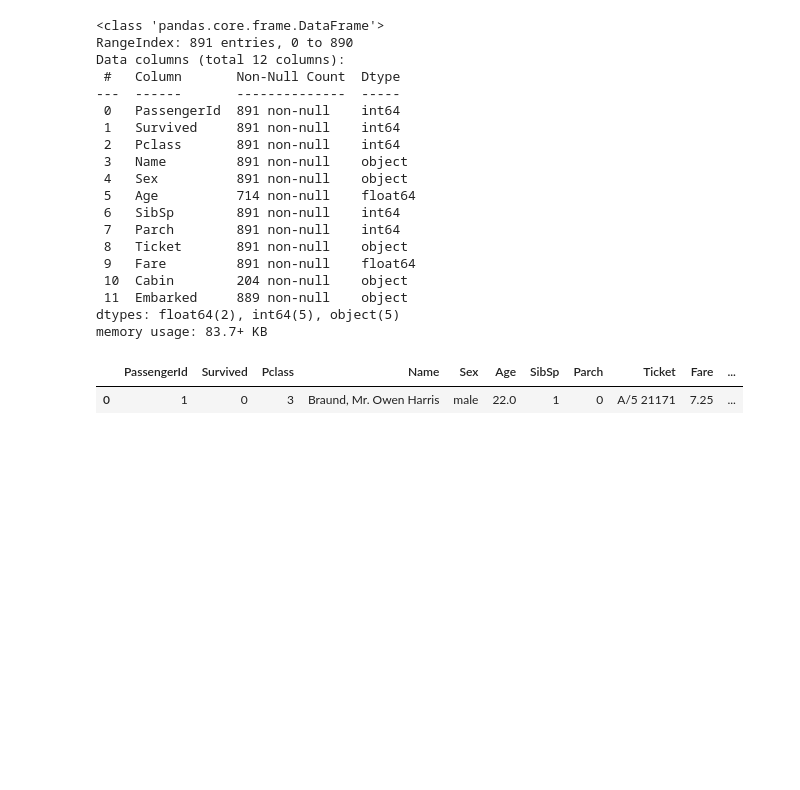
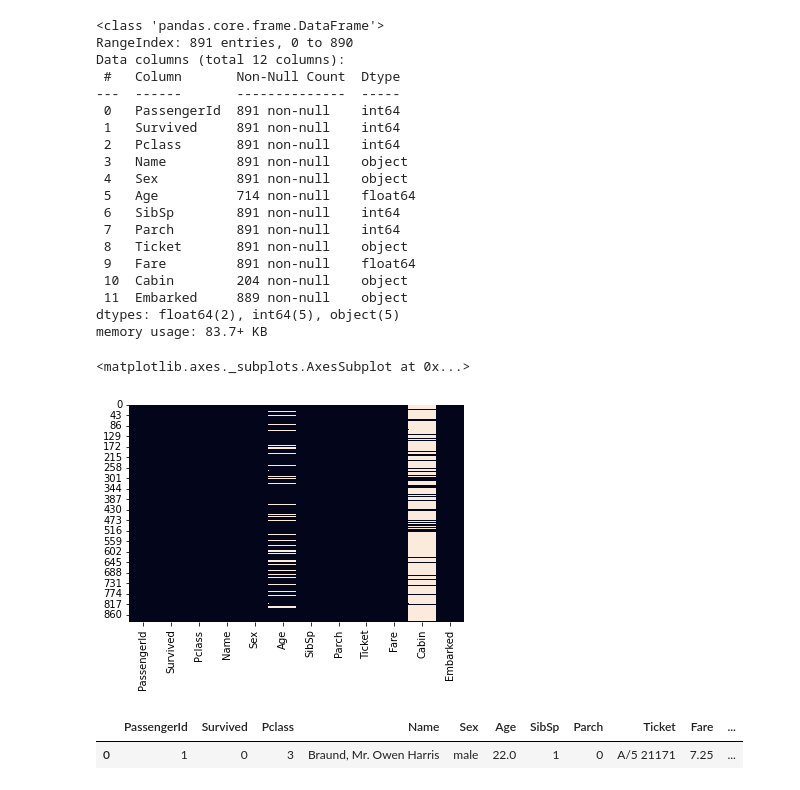
Before and after one commit to santoshrsarangi/tensorflow, a Jupyter notebook: kaggle-competition/titanic.ipynb, the cells around one changed output. Cells and saved outputs as stored; diff of their text form; code cells hidden in the pictures; blank space fills up the shorter version.

```diff
--- a/kaggle-competition/titanic.ipynb
+++ b/kaggle-competition/titanic.ipynb
@@ -46,3 +48,8 @@ memory usage: 83.7+ KB
+# %%
+sns.heatmap(df.isnull(), cbar=False)
+# %% [output]
+<matplotlib.axes._subplots.AxesSubplot at 0x...>
+[figure, added]
 # %%
 df.head(1)
 # %% [output]
```
Also changed, not shown: parts of 2 cells of this notebook.
